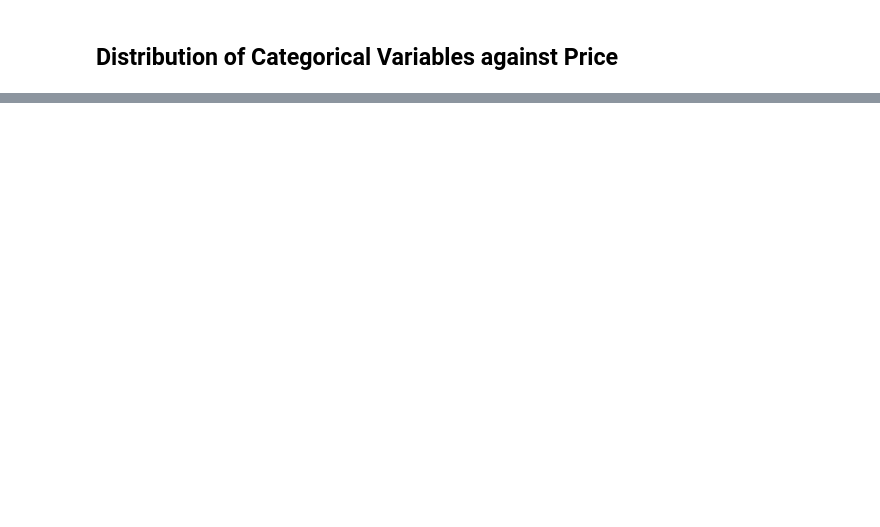
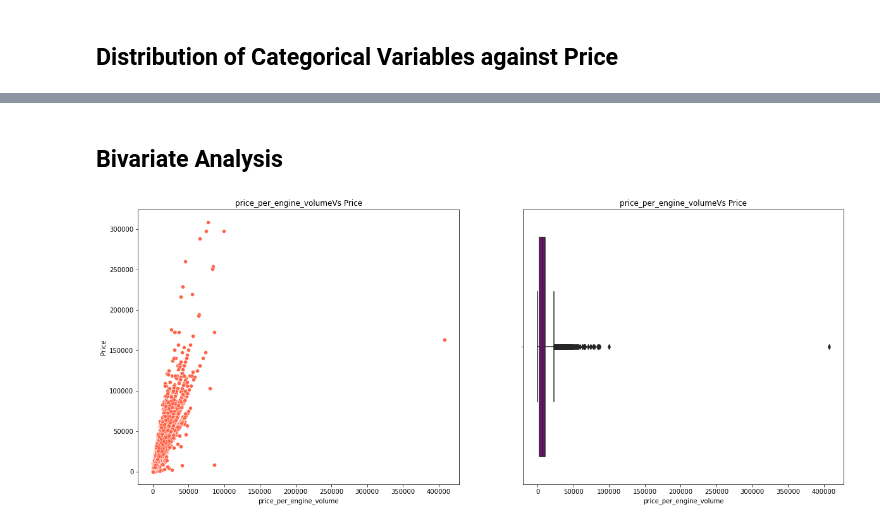
Before and after one commit to Mugangasia/Car-Price-Prediction-Challenge, a Jupyter notebook: car.ipynb, the cells around one changed output, grey strips where cells are left out. Cells and saved outputs as stored; diff of their text form; code cells hidden in the pictures; blank space fills up the shorter version.

```diff
--- a/car.ipynb
+++ b/car.ipynb
@@ -265,0 +379,11 @@ plt.show()
+# %%
+#Price per engine volume
+cars['price_per_engine_volume'] = cars['Price']/cars['Engine volume']
+
+#Mileage per gallon
+cars['mileage_per_gallon'] = cars['Mileage']/cars['Engine volume']
+
+# Levy adjusted for engine volume
+cars['levy_engine_volume'] = cars['Levy']/cars['Engine volume']
+
+cars.head()
@@ -265,0 +398,18 @@ plt.show()
+# %% [markdown]
+## Bivariate Analysis
+# %%
+def plot_scatter(df,col):
+    plt.figure(figsize = (20,8))
+    plt.subplot(1,2,1)
+    sns.scatterplot(df[col],df['Price'],color = 'tomato')
+    plt.title(col + 'Vs Price')
+
+
+    plt.subplot(1,2,2)
+    sns.boxplot(df[col],color = 'purple')
+    plt.title(col + 'Vs Price')
+    plt.show()
+# %%
+plot_scatter(cars,'price_per_engine_volume')
+# %% [output]
+[figure, added]
```
Also changed, not shown: parts of 35 cells of this notebook.
